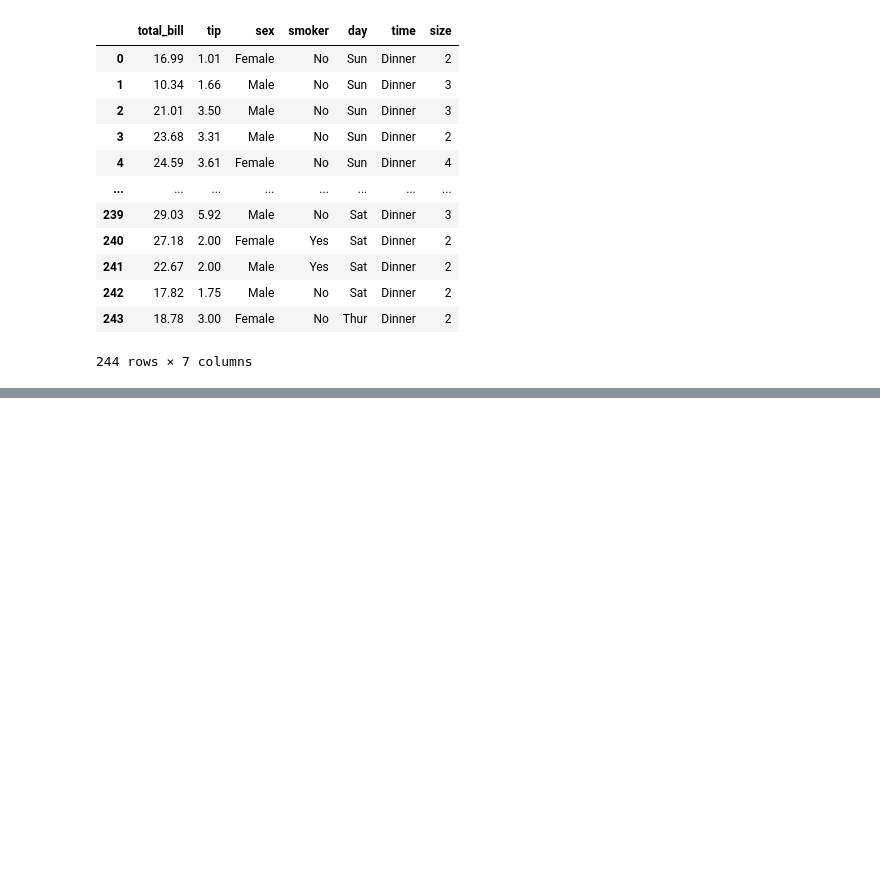
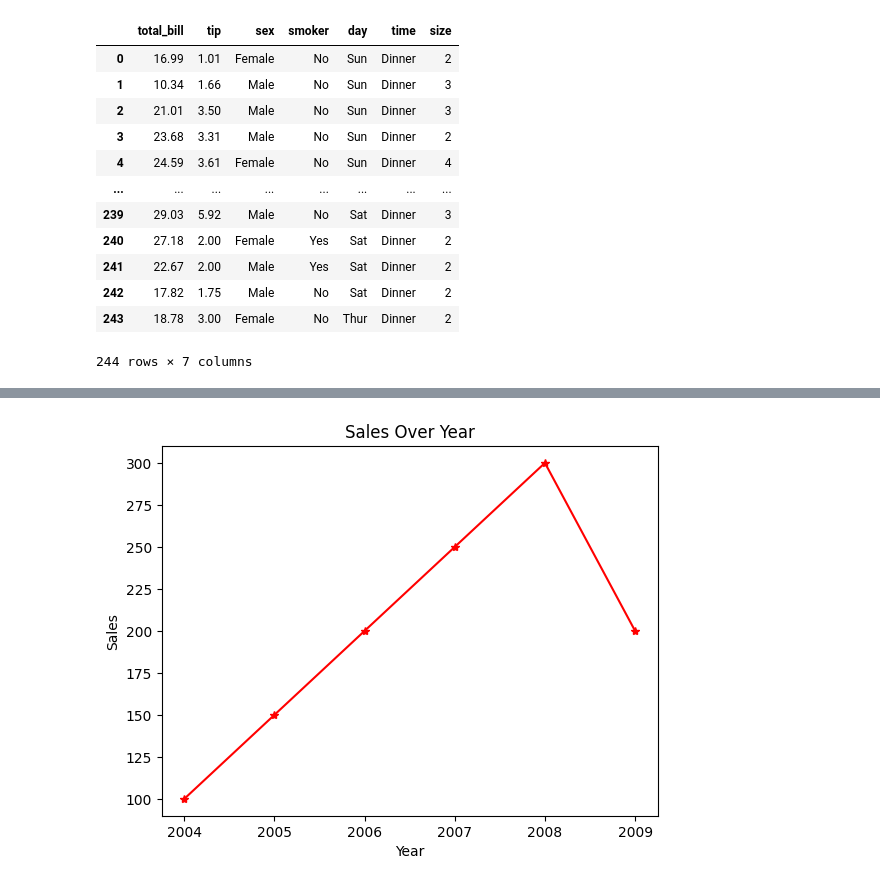
Before and after one commit to TAavash/Data-Science-with-AI, a Jupyter notebook: plot.ipynb, the cells around one changed output, grey strips where cells are left out. Saved outputs shown, nothing was run; the diff lists cells and outputs as text; code cells hidden in the pictures; blank space fills up the shorter version.

```diff
--- a/plot.ipynb
+++ b/plot.ipynb
@@ -97,0 +129,10 @@ tips
+# %%
+# using matplot
+
+plt.plot(df['Year'], df['Sales'], color='red', linestyle='-',marker='*')
+plt.xlabel('Year')
+plt.ylabel('Sales')
+plt.title('Sales Over Year')
+plt.show()
+# %% [output]
+[figure, added]
```
Also changed, not shown: parts of 14 cells of this notebook.
